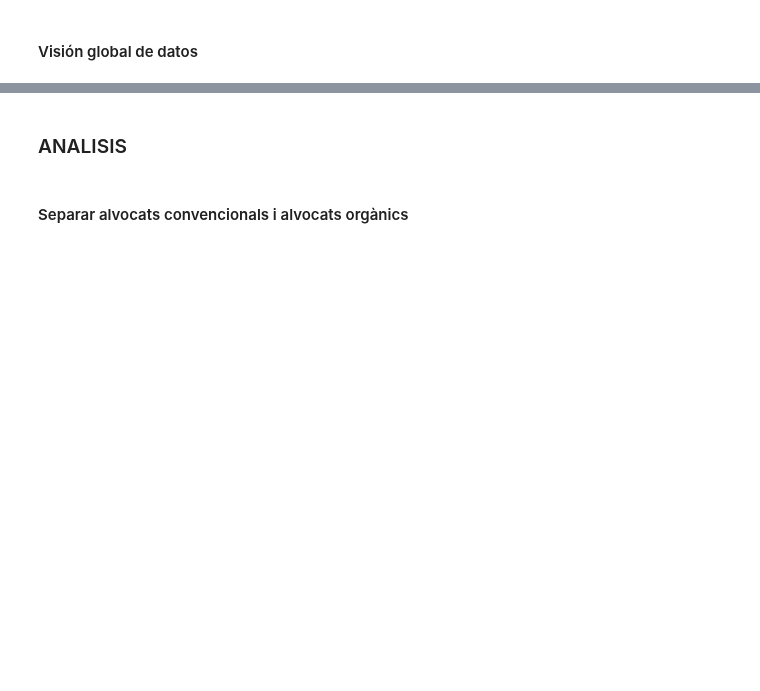
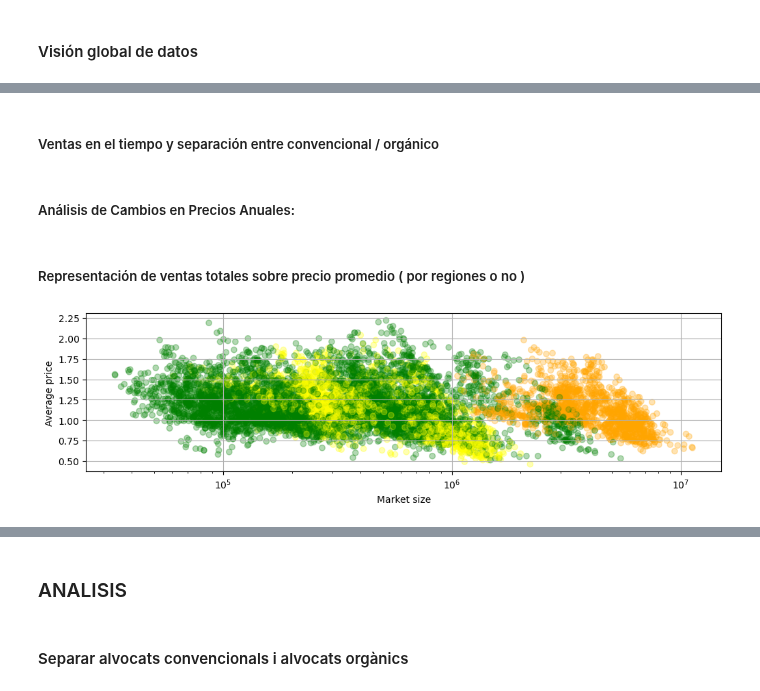
Before and after one commit to cpujol-dev/MiniProjectAavocado, a Jupyter notebook: 10.Avocados del diablo.ipynb, the cells around one changed output, grey strips where cells are left out. Cells and saved outputs as stored; diff of their text form; code cells hidden in the pictures; blank space fills up the shorter version.

```diff
--- a/10.Avocados del diablo.ipynb
+++ b/10.Avocados del diablo.ipynb
@@ -86,0 +256,2 @@ print(data_summary)
+# %% [markdown]
+##### Ventas en el tiempo y separación entre convencional / orgánico
@@ -86,0 +291,2 @@ print(data_summary)
+# %% [markdown]
+##### Análisis de Cambios en Precios Anuales:
@@ -86,0 +319,18 @@ print(data_summary)
+# %% [markdown]
+##### Representación de ventas totales sobre precio promedio ( por regiones o no )
+# %%
+df_subset = df_cp[df_cp['region']!= 'TotalUS']
+df_convencionals = df_subset[df_subset['type']=='conventional']
+
+fig, ax= plt.subplots(figsize=(12,3))
+x_values = df_convencionals['Total Volume']
+y_values = df_convencionals['AveragePrice']
+c_values= list(df_convencionals['region_class'].map(av.classification_colors()))
+
+plt.scatter(x= x_values, y= y_values, c=c_values, alpha = 0.3)
+plt.xscale('log')
+plt.ylabel('Average price')
+plt.xlabel('Market size')
+plt.grid()
+# %% [output]
+[figure, added]
```
Also changed, not shown: parts of 30 cells of this notebook, 1 other file.
